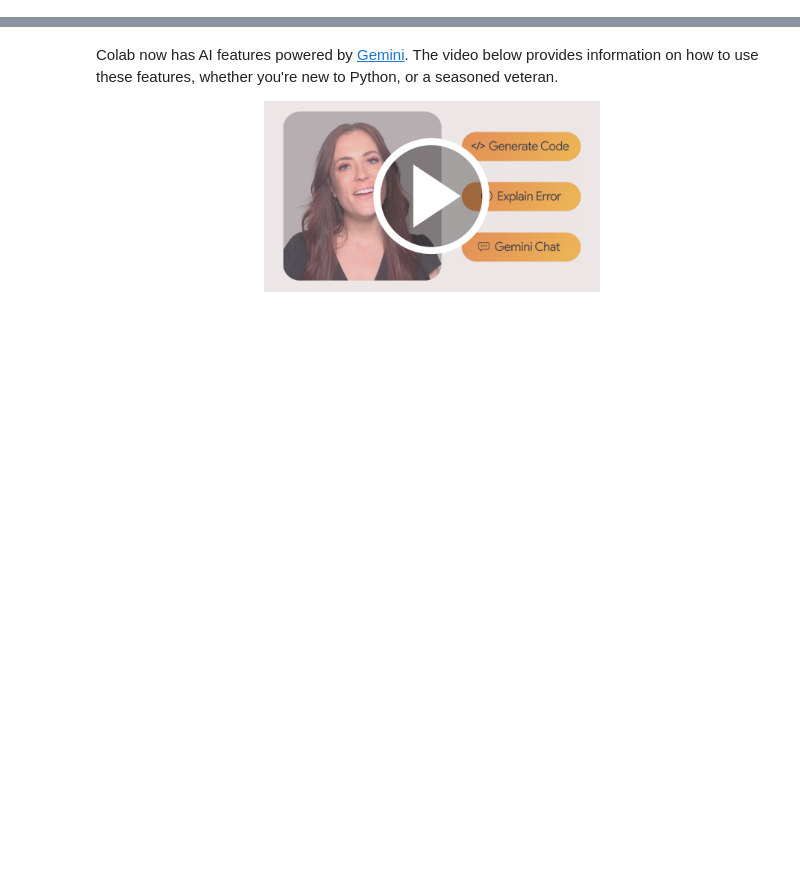
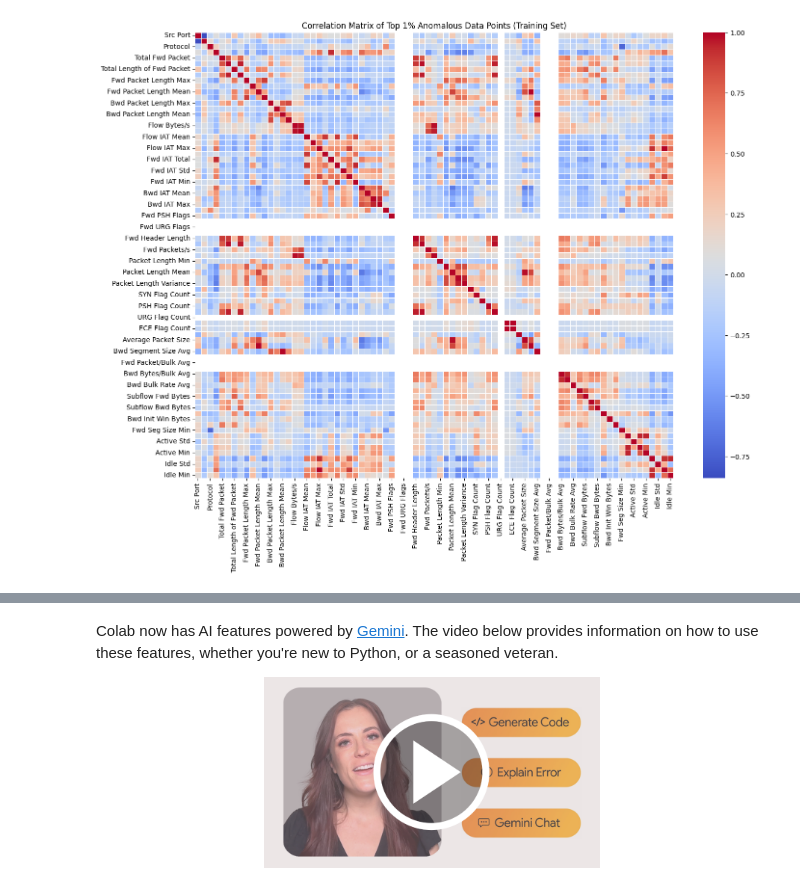
Before and after one commit to erskinekof/erskinekof.github.io, a Jupyter notebook: Welcome_To_Colab.ipynb, the cells around one changed output, grey strips where cells are left out. Saved outputs shown, nothing was run; the diff lists cells and outputs as text; code cells hidden in the pictures; blank space fills up the shorter version.

```diff
--- a/Welcome_To_Colab.ipynb
+++ b/Welcome_To_Colab.ipynb
@@ -2,0 +841,10 @@
+# %%
+# Identify the indices of the top 1% most anomalous points in the training set
+anomalous_indices_train = np.where(anomaly_scores_train <= threshold_1_percent)[0]
+
+# Filter the original training data (X_train) to get these anomalous points
+anomalous_data_train = X_train.iloc[anomalous_indices_train]
+
+print(f"Number of top 1% anomalous points in the training set: {len(anomalous_data_train)}")
+print("Top 1% most anomalous data points (training set):")
+display(anomalous_data_train)
@@ -2,0 +867,7 @@
+# %%
+plt.figure(figsize=(16, 12))
+sns.heatmap(anomalous_data_train.corr(), cmap='coolwarm', fmt=".2f", linewidths=.5)
+plt.title('Correlation Matrix of Top 1% Anomalous Data Points (Training Set)')
+plt.show()
+# %% [output]
+[figure, added]
```
Also changed, not shown: parts of 91 cells of this notebook.
